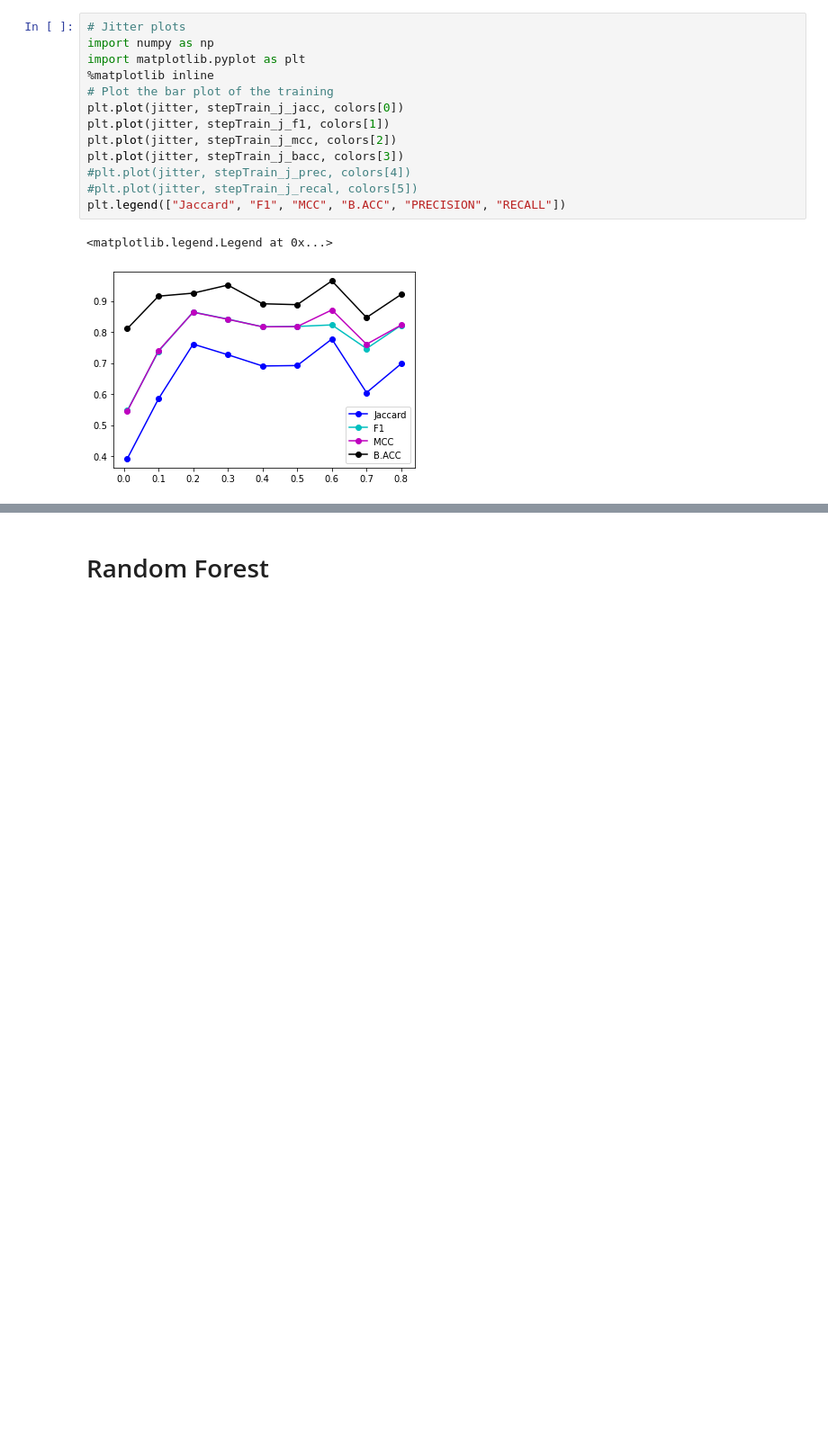
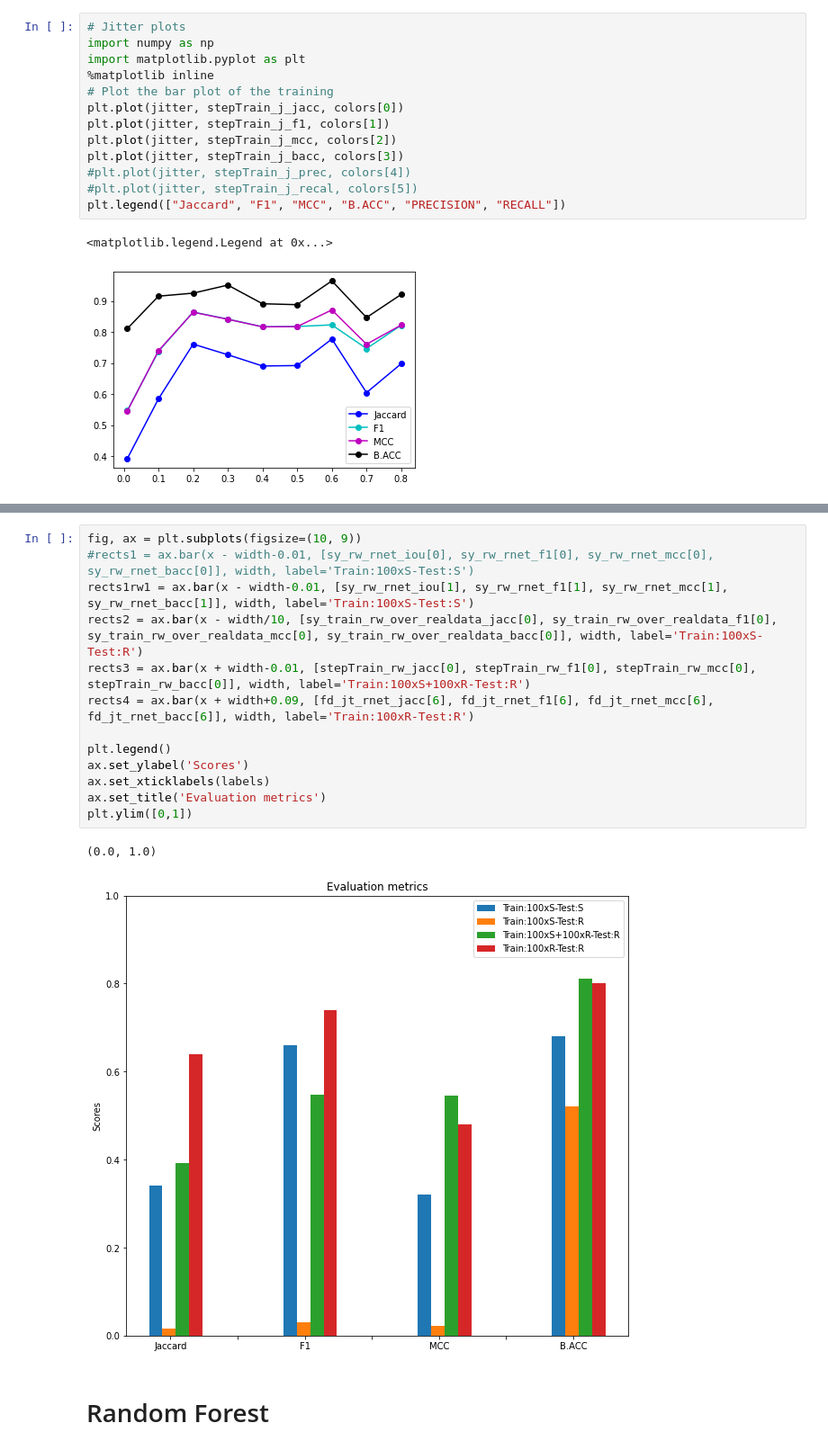
Before and after one commit to jrojas9206/fruithunter, a Jupyter notebook: paper002/prediction_metrics.ipynb, the cells around one changed output, grey strips where cells are left out. Shown at 90% size. Drawn from its saved outputs; the diff is of its cells as text; blank space fills up the shorter version.

```diff
--- a/paper002/prediction_metrics.ipynb
+++ b/paper002/prediction_metrics.ipynb
@@ -142,3 +173,19 @@ plt.ylim([0,1])
+# %%
+fig, ax = plt.subplots(figsize=(10, 9))
+#rects1 = ax.bar(x - width-0.01, [sy_rw_rnet_iou[0], sy_rw_rnet_f1[0], sy_rw_rnet_mcc[0], sy_rw_rnet_bacc[0]], width, label='Train:100xS-Test:S')
+rects1rw1 = ax.bar(x - width-0.01, [sy_rw_rnet_iou[1], sy_rw_rnet_f1[1], sy_rw_rnet_mcc[1], sy_rw_rnet_bacc[1]], width, label='Train:100xS-Test:S')
+rects2 = ax.bar(x - width/10, [sy_train_rw_over_realdata_jacc[0], sy_train_rw_over_realdata_f1[0], sy_train_rw_over_realdata_mcc[0], sy_train_rw_over_realdata_bacc[0]], width, label='Train:100xS-Test:R')
+rects3 = ax.bar(x + width-0.01, [stepTrain_rw_jacc[0], stepTrain_rw_f1[0], stepTrain_rw_mcc[0], stepTrain_rw_bacc[0]], width, label='Train:100xS+100xR-Test:R')
+rects4 = ax.bar(x + width+0.09, [fd_jt_rnet_jacc[6], fd_jt_rnet_f1[6], fd_jt_rnet_mcc[6], fd_jt_rnet_bacc[6]], width, label='Train:100xR-Test:R')
+
+plt.legend()
+ax.set_ylabel('Scores')
+ax.set_xticklabels(labels)
+ax.set_title('Evaluation metrics')
+plt.ylim([0,1])
+# %% [output]
+(0.0, 1.0)
+[figure, added]
 # %% [markdown]
 # Random Forest
 # %%
```
Also changed, not shown: parts of 13 cells of this notebook, 3 other files.
